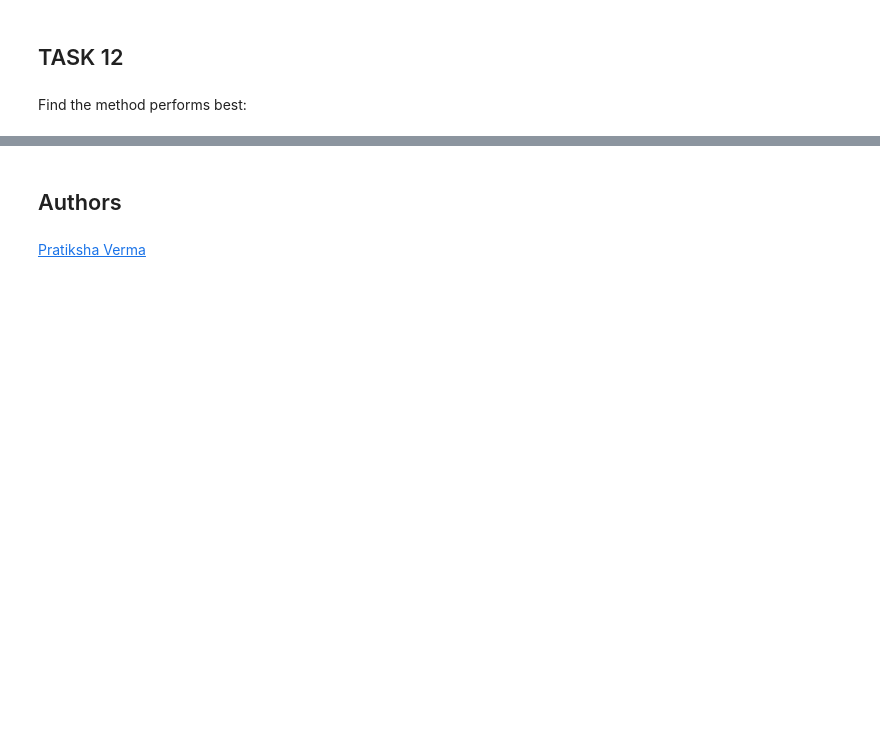
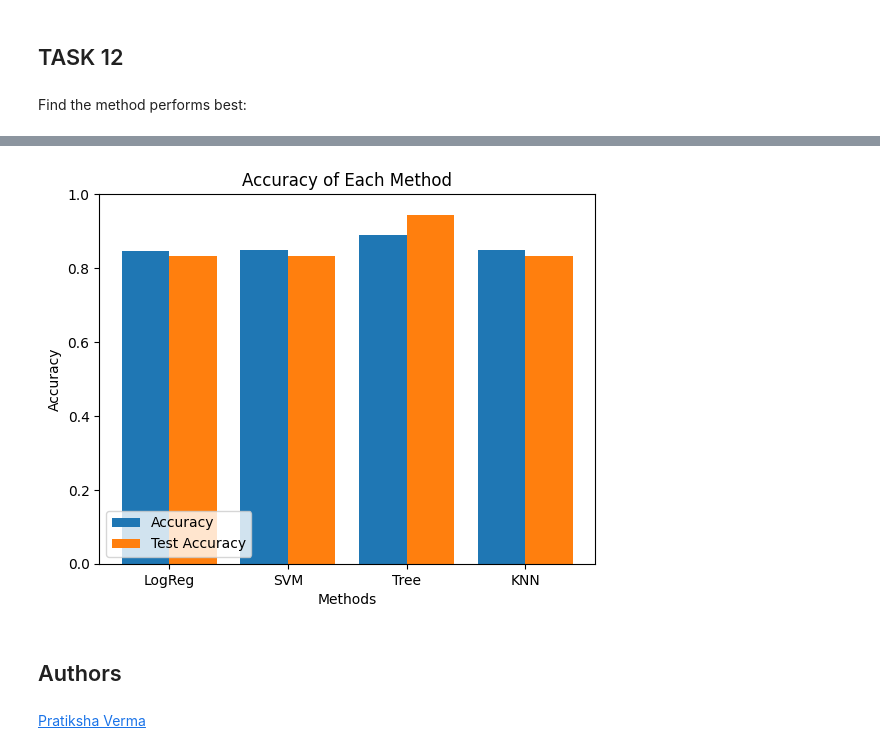
Before and after one commit to advaykumarsingh/coursera-ibm-data-science-professional-certificate, a Jupyter notebook: SpaceX_Machine Learning Prediction.ipynb, the cells around one changed output, grey strips where cells are left out. Cells and saved outputs as stored; diff of their text form; code cells hidden in the pictures; blank space fills up the shorter version.

```diff
--- a/SpaceX_Machine Learning Prediction.ipynb
+++ b/SpaceX_Machine Learning Prediction.ipynb
@@ -487,3 +488,23 @@ The best performing model is Logistic Regression with an accuracy of 0.8333
+# %%
+mods = ['LogReg', 'SVM', 'Tree', 'KNN']
+acc = [logreg_cv.best_score_, svm_cv.best_score_, tree_cv.best_score_, knn_cv.best_score_ ]#Accuracy
+test_acc = [test_accuracy_logreg, test_accuracy_svm, test_accuracy_tree, test_accuracy_knn]#TestAccuracy
+
+x_axis = np.arange(len(mods))
+
+plt.bar(x_axis - 0.2, acc, 0.4, label = 'Accuracy')
+plt.bar(x_axis + 0.2, test_acc, 0.4, label = 'Test Accuracy')
+
+plt.ylim([0,1])
+plt.xticks(x_axis, mods)
+
+plt.xlabel("Methods")
+plt.ylabel("Accuracy")
+plt.title("Accuracy of Each Method")
+plt.legend(loc='lower left')
+plt.show()
+# %% [output]
+[figure, added]
 # %% [markdown]
 ## Authors
 # %% [markdown]
```
Also changed, not shown: parts of 11 cells of this notebook.
